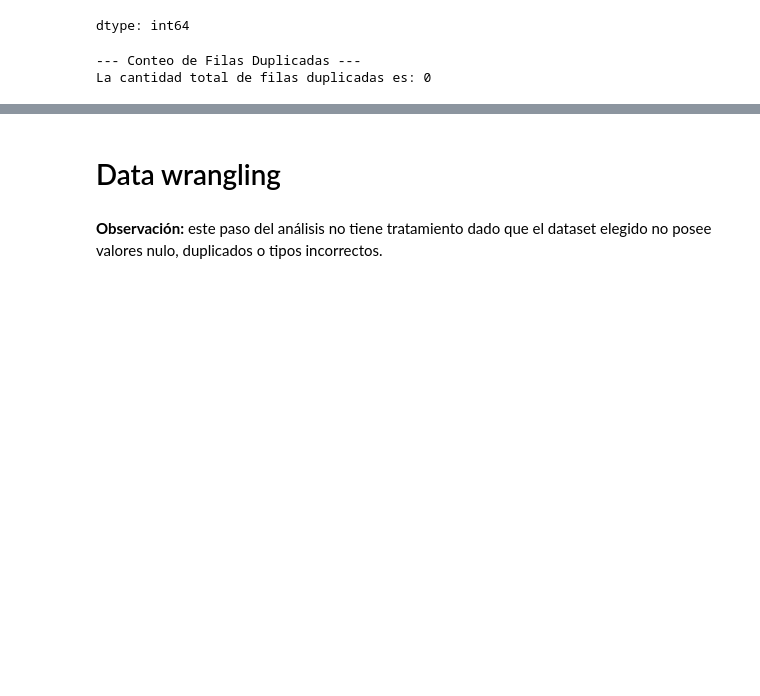
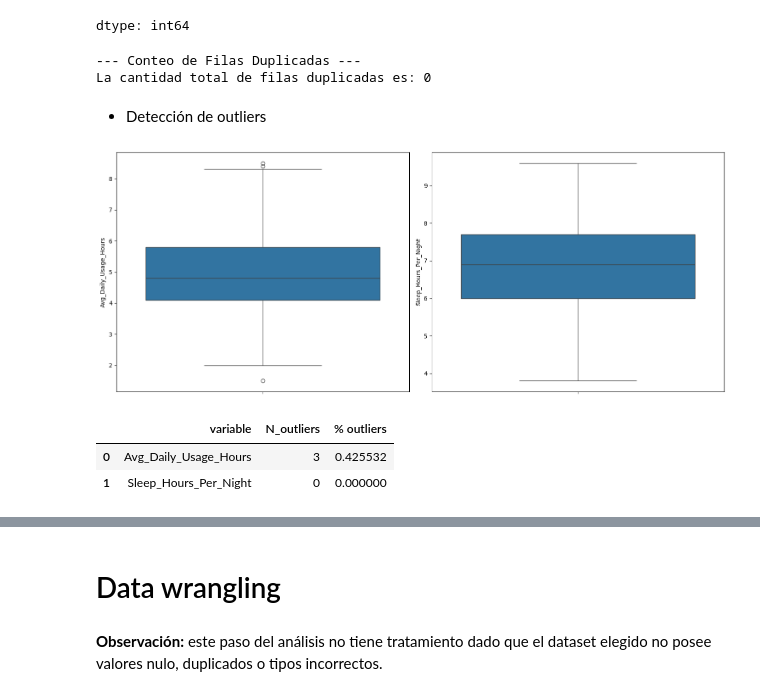
Before and after one commit to vazquezsilvana/Data-Science-II-EntregaFinal, a Jupyter notebook: VazquezSilvana_EntregaFinal.ipynb, the cells around one changed output, grey strips where cells are left out. Saved outputs shown, nothing was run; the diff lists cells and outputs as text; code cells hidden in the pictures; blank space fills up the shorter version.

```diff
--- a/VazquezSilvana_EntregaFinal.ipynb
+++ b/VazquezSilvana_EntregaFinal.ipynb
@@ -163,3 +165,43 @@ print(f"La cantidad total de filas duplicadas es: {cantidad_duplicados}")
 # %% [output]
 --- Conteo de Filas Duplicadas ---
 La cantidad total de filas duplicadas es: 0
+# %% [markdown]
+-  Detección de outliers
+# %%
+# Detección de Outliers con IQR en todas las variables numéricas que se considera relevantes para el análisis.
+variables = [ 'Avg_Daily_Usage_Hours', 'Sleep_Hours_Per_Night']
+
+fig, axes = plt.subplots(1, len(variables), figsize= (15,6))
+
+for ax, variable in zip (axes, variables):
+  ax = sns.boxplot(y=variable, data=df, ax=ax)
+  plt.tight_layout()
+# %% [output]
+[figure, added]
+# %%
+outlier_sumary= []
+for ax, variable in zip (axes, variables):
+
+  #Cálculo de outliers con IQR
+  q1 = df[variable].quantile(0.25)
+  q3 = df[variable].quantile(0.75)
+  IQR = q3 - q1
+  lower_bound = q1 - 1.5 * IQR
+  upper_bound = q3 + 1.5 * IQR
+  outliers = df[(df[variable] < lower_bound) | (df[variable] > upper_bound)]
+
+  n_outliers = len (outliers)
+  pct_outliers = (n_outliers / len (df)) * 100
+
+  outlier_sumary.append({
+      'variable': variable,
+      'N_outliers': n_outliers,
+      '% outliers': pct_outliers
+  })
+
+  outliers_df = pd.DataFrame(outlier_sumary)
+outliers_df
+# %% [output]
+|  | variable | N_outliers | % outliers |
+| 0 | Avg_Daily_Usage_Hours | 3 | 0.425532 |
+| 1 | Sleep_Hours_Per_Night | 0 | 0.000000 |
```
Also changed, not shown: parts of 10 cells of this notebook.
